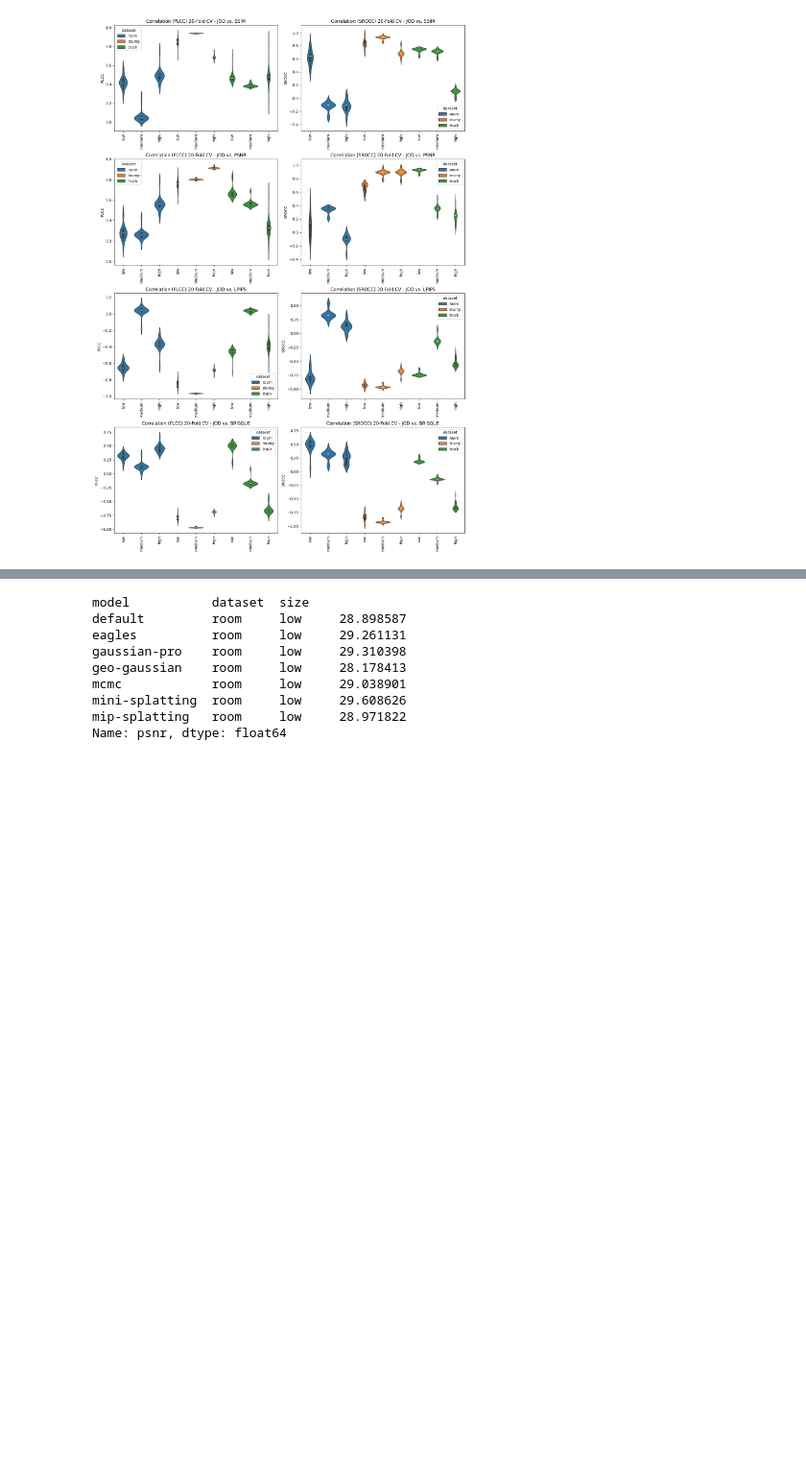
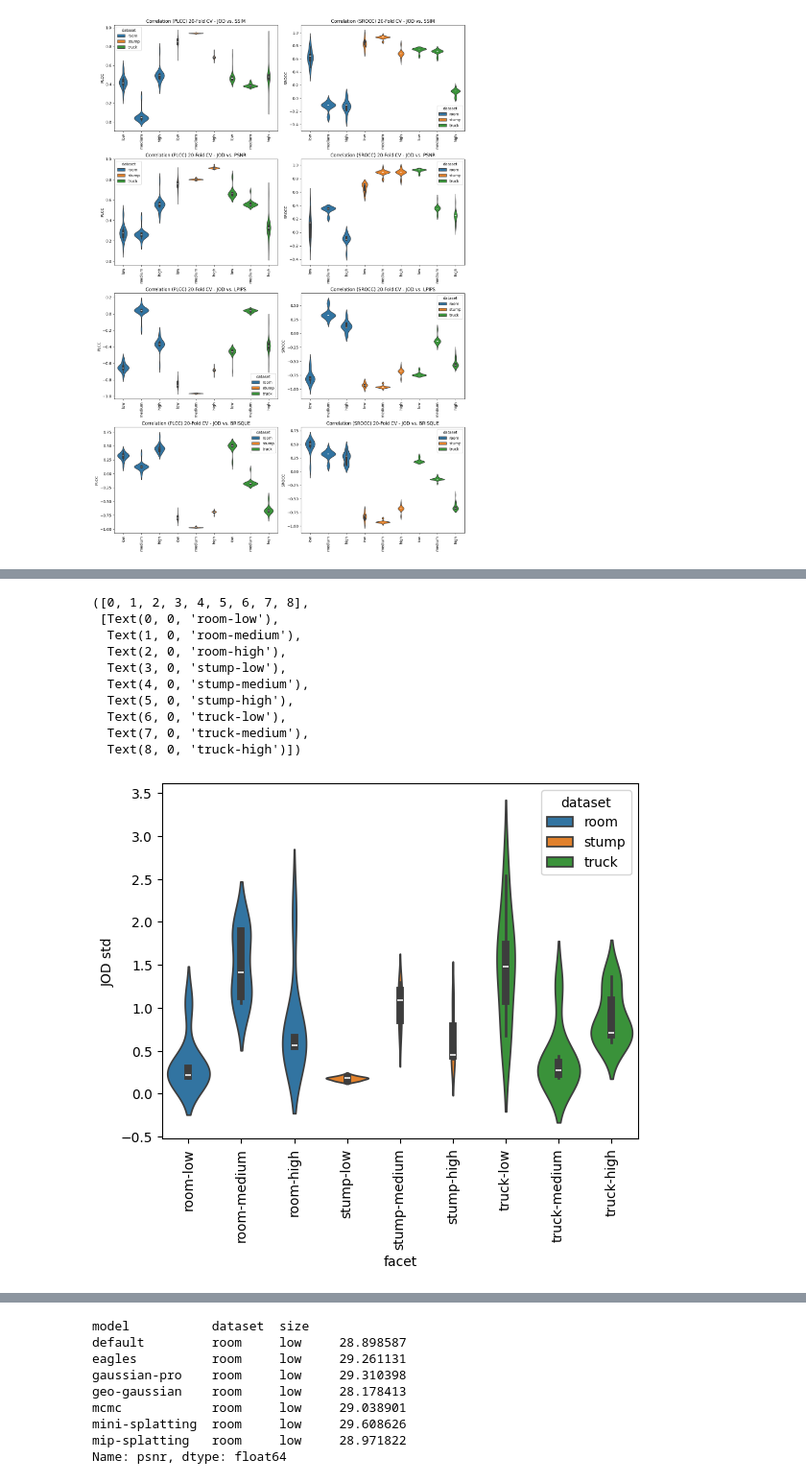
Before and after one commit to PaulErpen/final-data-analysis, a Jupyter notebook: joint-data-analysis.ipynb, the cells around one changed output, grey strips where cells are left out. Shown at 96% size. Cells and saved outputs as stored; diff of their text form; code cells hidden in the pictures; blank space fills up the shorter version.

```diff
--- a/joint-data-analysis.ipynb
+++ b/joint-data-analysis.ipynb
@@ -462,0 +447,37 @@ plt.show()
+# %%
+jod_cv_20_facet = jod_cv_20.copy()
+jod_cv_20_facet["facet"] = jod_cv_20_facet[["dataset", "size"]].apply(
+    lambda row: f"{row.iloc[0]}-{row.iloc[1]}", axis=1
+)
+jod_cv_20_facet = (
+    (jod_cv_20_facet.iloc[:, 4:].groupby(["facet"]).std())
+    .reset_index()
+    .melt(id_vars="facet")
+    .rename({"value": "JOD std"}, axis=1)
+)
+jod_cv_20_facet
+jod_cv_20_facet["dataset"] = jod_cv_20_facet["facet"].apply(lambda x: x.split("-")[0])
+jod_cv_20_facet["size"] = jod_cv_20_facet["facet"].apply(lambda x: x.split("-")[1])
+
+
+def get_key(x):
+    idx = {"low": 0, "medium": 1, "high": 2}
+    return f"{x.split('-')[0]}-{idx[x.split('-')[1]]}"
+
+
+jod_cv_20_facet = jod_cv_20_facet.sort_values("facet", key=np.vectorize(get_key))
+
+sns.violinplot(jod_cv_20_facet, x="facet", y="JOD std", hue="dataset")
+plt.xticks(rotation=90)
+# %% [output]
+([0, 1, 2, 3, 4, 5, 6, 7, 8],
+ [Text(0, 0, 'room-low'),
+  Text(1, 0, 'room-medium'),
+  Text(2, 0, 'room-high'),
+  Text(3, 0, 'stump-low'),
+  Text(4, 0, 'stump-medium'),
+  Text(5, 0, 'stump-high'),
+  Text(6, 0, 'truck-low'),
+  Text(7, 0, 'truck-medium'),
+  Text(8, 0, 'truck-high')])
+[figure, added]
```
Also changed, not shown: parts of 12 cells of this notebook.
